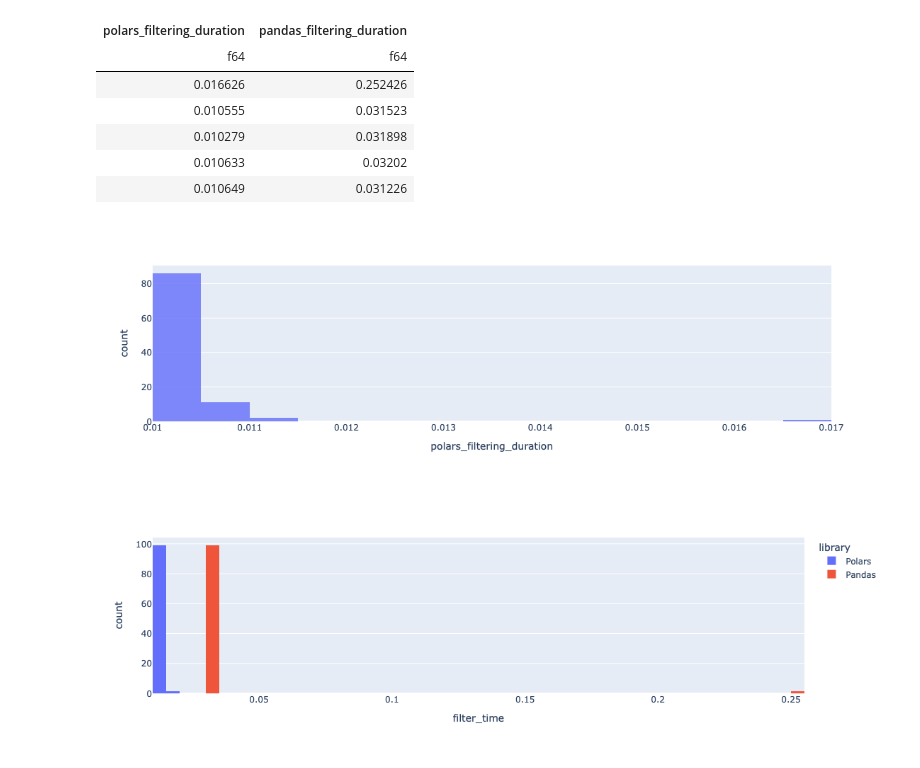
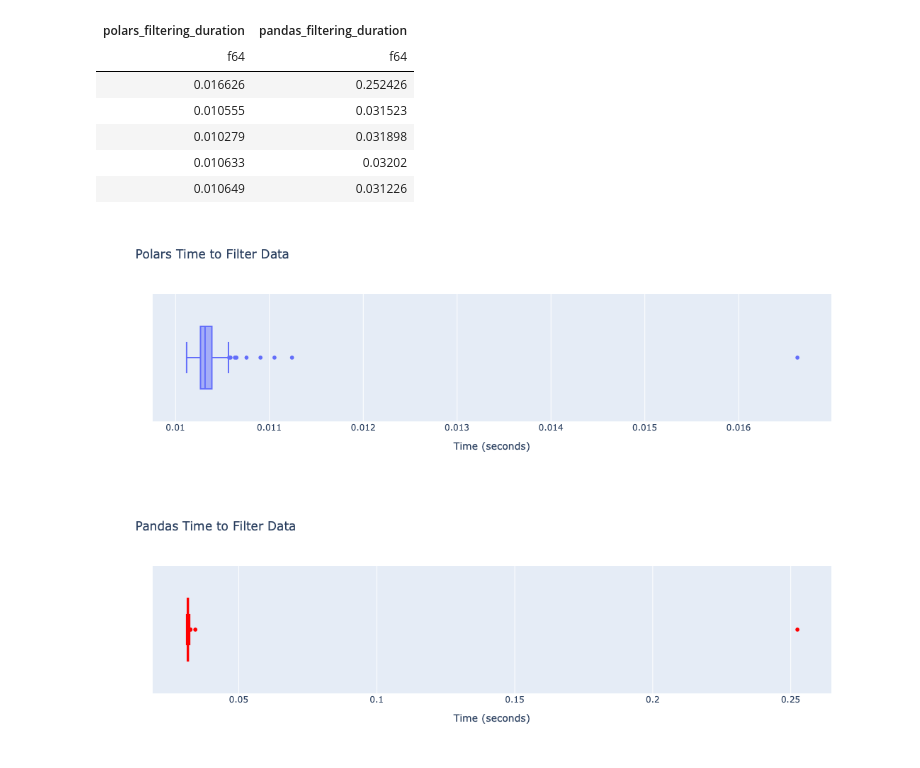
Before and after one commit to blamson/PolarsVSPandasBenchmarking, a Jupyter notebook: notebooks/benchmarking.ipynb, the cells around one changed output. Saved outputs shown, nothing was run; the diff lists cells and outputs as text; code cells hidden in the pictures.

```diff
--- a/notebooks/benchmarking.ipynb
+++ b/notebooks/benchmarking.ipynb
@@ -89,24 +93,17 @@ shape: (5, 2)
 | 0.010633 | 0.03202 |
 | 0.010649 | 0.031226 |
 # %%
-fig = px.histogram(df, x="polars_filtering_duration", opacity=0.8)
+fig = px.box(
+    df, x="polars_filtering_duration", title="Polars Time to Filter Data",
+    labels = {"polars_filtering_duration": "Time (seconds)"}
+)
 fig.show()
+fig = px.box(
+    df, x="pandas_filtering_duration", title="Pandas Time to Filter Data",
+    labels = {"pandas_filtering_duration": "Time (seconds)"},
+    color_discrete_sequence=["red"]
+)
+fig.show()
 # %% [output]
-[figure, old version]
+[figure, new version]
+[figure, added]
-# %%
-df = (
-    df
-    .melt(
-        value_vars = ["polars_filtering_duration", "pandas_filtering_duration"],
-        variable_name="library", value_name="filter_time"
-    )
-    .with_columns(
-        pl.when(pl.col("library") == "polars_filtering_duration")
-        # pl.when(pl.col("library") > 0.5)
-        .then(pl.lit("Polars"))
-        .otherwise(pl.lit("Pandas"))
-        .alias("library")
-    )
-)
-# %% [output]
-[figure, removed]
```
Also changed, not shown: parts of 5 cells of this notebook, 1 other file.
